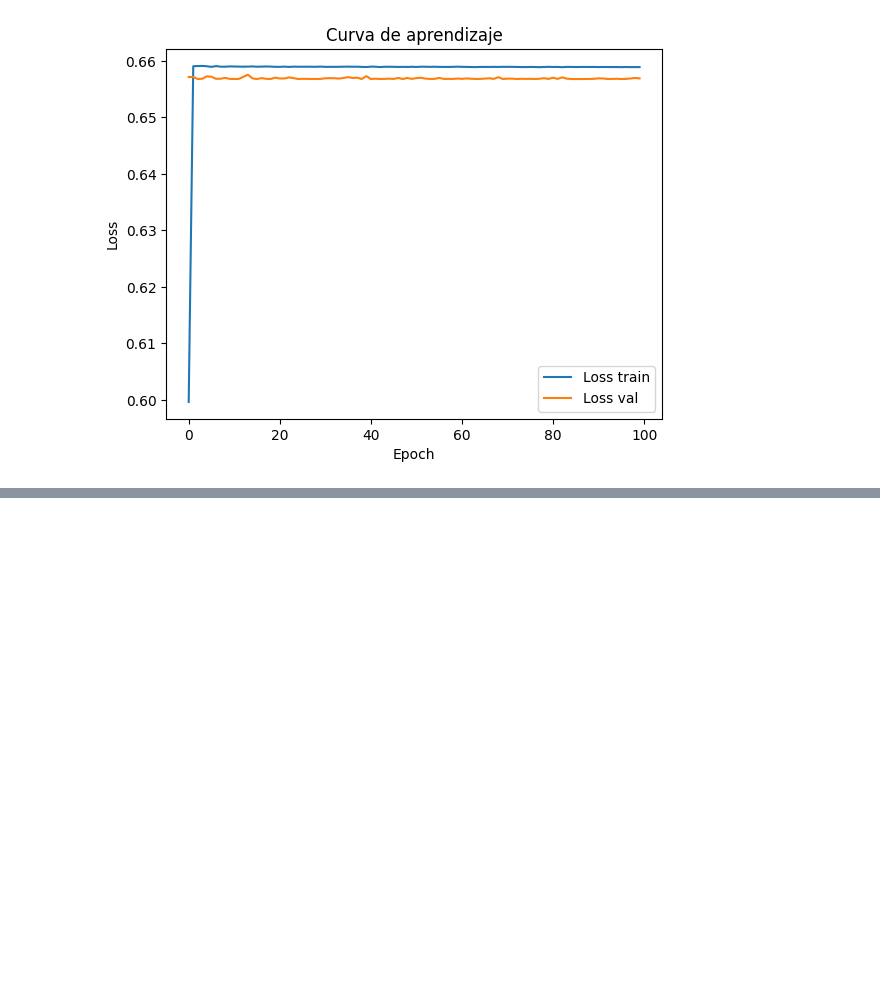
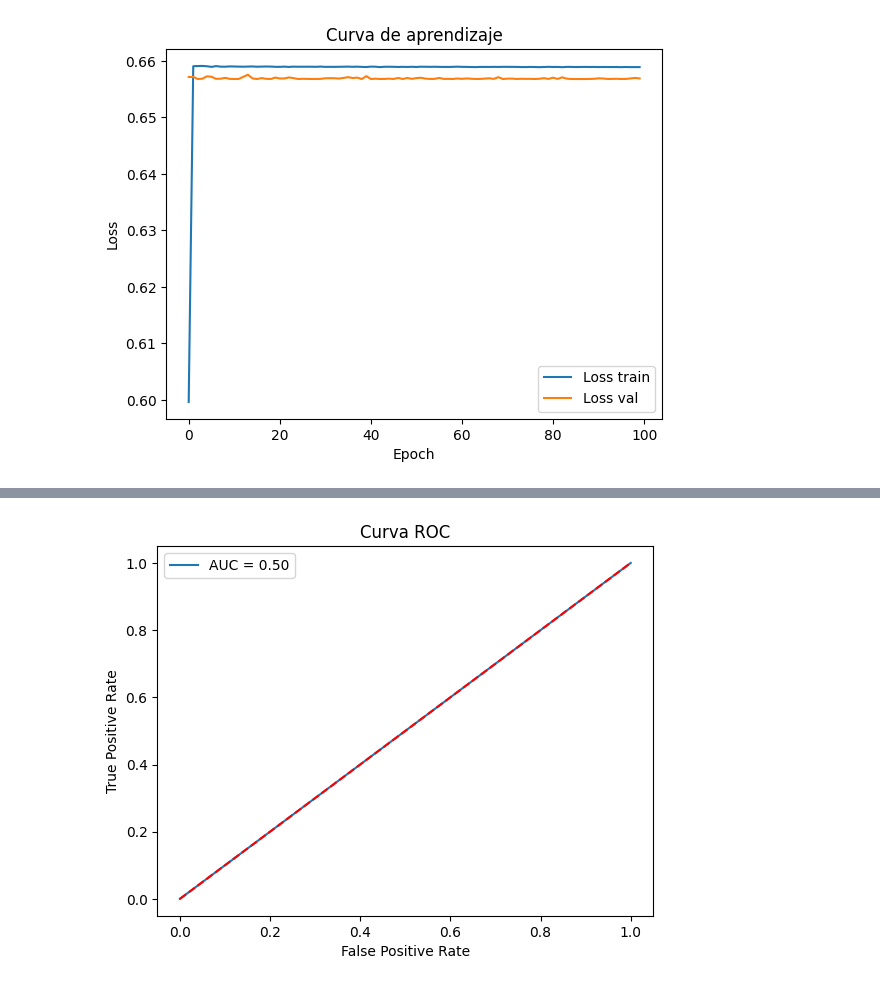
Before and after one commit to RaulRX/hotel-cancellation-ml, a Jupyter notebook: notebooks/final/Pruebas_RedNeuronalMulticapa_final.ipynb, the cells around one changed output, grey strips where cells are left out. Cells and saved outputs as stored; diff of their text form; code cells hidden in the pictures; blank space fills up the shorter version.

```diff
--- a/notebooks/final/Pruebas_RedNeuronalMulticapa_final.ipynb
+++ b/notebooks/final/Pruebas_RedNeuronalMulticapa_final.ipynb
@@ -363,0 +378,14 @@ plt.show()
+# %%
+# Obtenemos la curva ROC y AUC
+fpr, tpr, thresholds = roc_curve(y_test, y_pred_prob)
+roc_auc = auc(fpr, tpr)
+
+plt.plot(fpr, tpr, label='AUC = {:.2f}'.format(roc_auc))
+plt.plot([0, 1], [0, 1], 'r--')
+plt.xlabel('False Positive Rate')
+plt.ylabel('True Positive Rate')
+plt.title('Curva ROC')
+plt.legend()
+plt.show()
+# %% [output]
+[figure, added]
```
Also changed, not shown: parts of 1 cell of this notebook.
